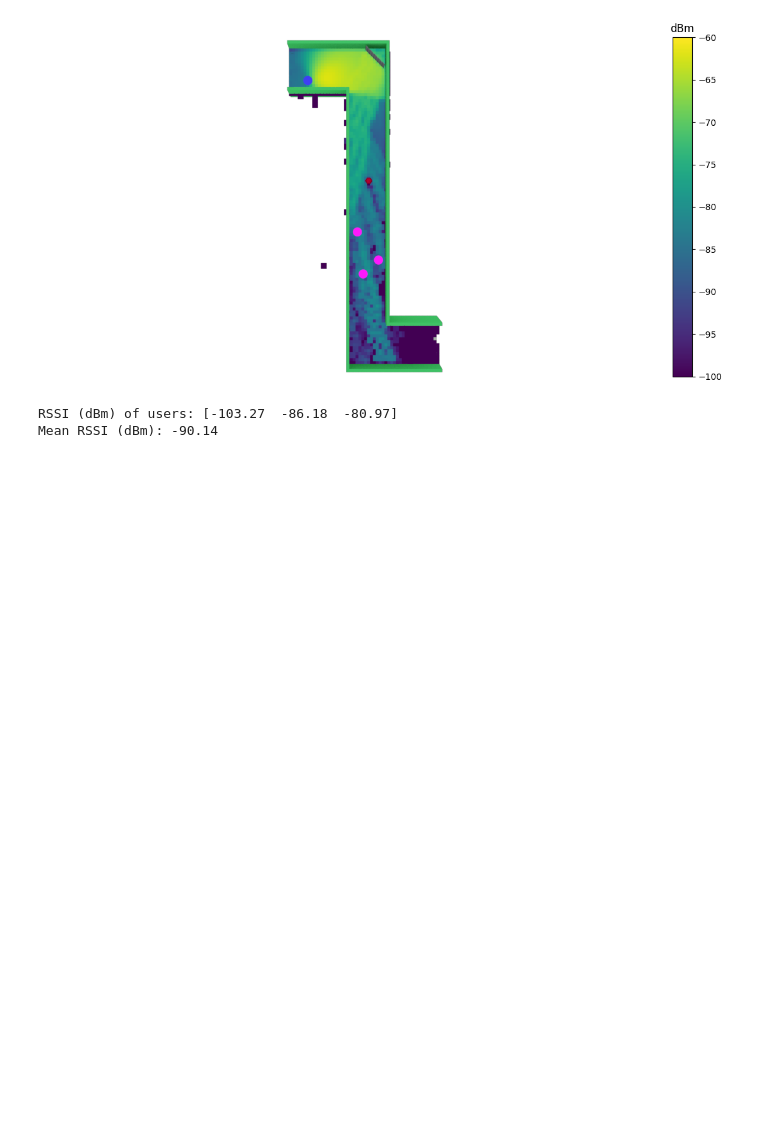
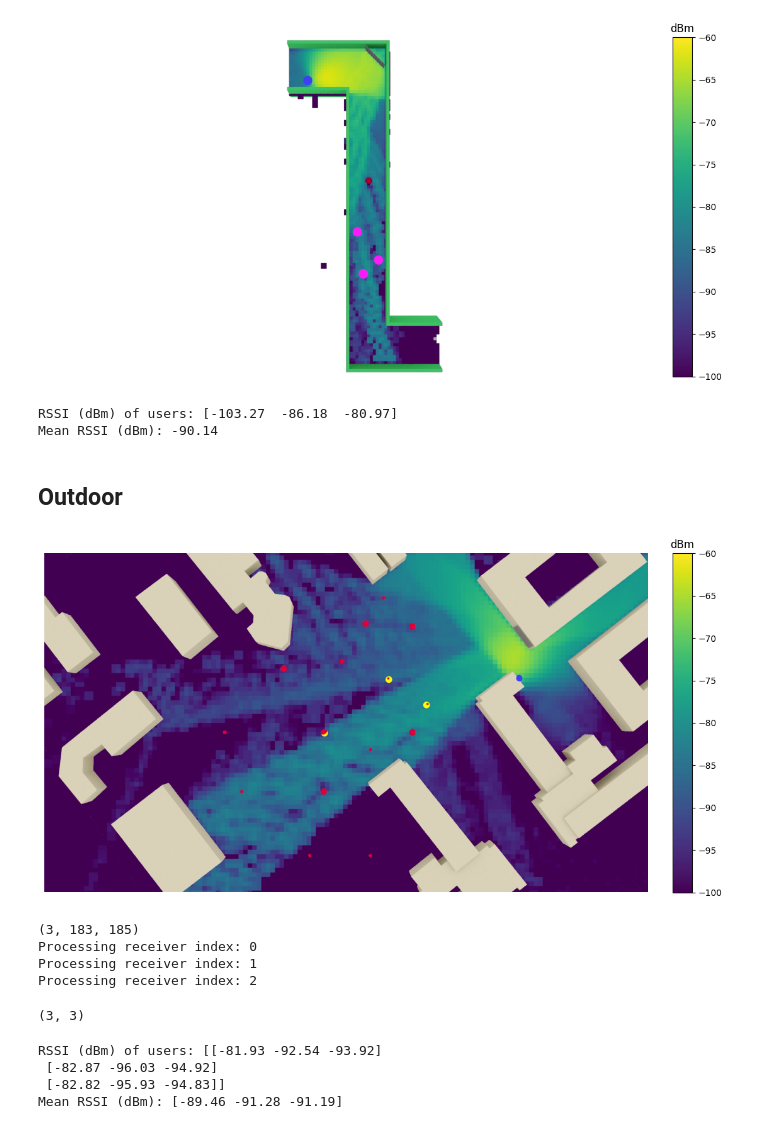
Before and after one commit to hieutrungle/saris_revised, a Jupyter notebook: rs/notebook/viz_scene.ipynb, the cells around one changed output. Cells and saved outputs as stored; diff of their text form; code cells hidden in the pictures; blank space fills up the shorter version.

```diff
--- a/rs/notebook/viz_scene.ipynb
+++ b/rs/notebook/viz_scene.ipynb
@@ -179,3 +182,35 @@ print(f"Mean RSSI (dBm): {np.mean(rfcur_rsss, axis=-1):.2f}")
 # %% [output]
 RSSI (dBm) of users: [-103.27  -86.18  -80.97]
 Mean RSSI (dBm): -90.14
+# %% [markdown]
+## Outdoor
+# %%
+sionna_config_file = '/home/hieule/research/saris_revised/configs/sionna_outdoor_focus_ma.yaml'
+xml_dir = "/home/hieule/research/saris_revised/local_assets/blender/outdoor/"
+
+sionna_config = utils.load_config(sionna_config_file)
+sionna_config["seed"] = 10
+sionna_config["num_runs_before_restart"] = 10
+scene_name = f"{sionna_config['scene_name']}_0"
+sionna_config["scene_name"] = scene_name
+
+viz_scene_path = os.path.join(xml_dir, "ceiling_idx", "scenee.xml")
+compute_scene_path = os.path.join(xml_dir, "ceiling_idx", "scenee.xml")
+sionna_config["xml_dir"] = xml_dir
+sionna_config["viz_scene_path"] = viz_scene_path
+sionna_config["compute_scene_path"] = compute_scene_path
+
+image_dir = "/home/hieule/research/saris_revised/local_assets/outdoor/images"
+image_dir = os.path.join(image_dir, scene_name)
+# image_dir = config.image_dir
+sionna_config["image_dir"] = image_dir
+
+sionna_config["rendering"] = True
+# %%
+sigmap = SignalCoverage(
+    sionna_config=sionna_config,seed=sionna_config["seed"],)
+rm = sigmap.compute_cmap()
+rm._pathgain_map = dr.clip(rm._pathgain_map, 1e-20, 5)
+sigmap.render(radio_map=rm)
+# %% [output]
+[figure, added]
@@ -181,0 +219,27 @@ Mean RSSI (dBm): -90.14
+# %%
+rm_rss = rm.rss
+rx_cell_indices = rm.rx_cell_indices
+print(rm_rss.shape)
+rssis = np.zeros((3, 3))
+for rx_idx in range(rx_cell_indices.shape[1]):
+    print(f"Processing receiver index: {rx_idx}")
+    rssi = rm_rss[:, rx_cell_indices[1][rx_idx], rx_cell_indices[0][rx_idx]]
+    rssis[:, rx_idx] = rssi
+# %% [output]
+(3, 183, 185)
+Processing receiver index: 0
+Processing receiver index: 1
+Processing receiver index: 2
+# %%
+rssis.shape
+# %% [output]
+(3, 3)
+# %%
+rssis = 10 * np.log10(rssis) + 30.0
+print(f"RSSI (dBm) of users: {np.round(rssis, 2)}")
+print(f"Mean RSSI (dBm): {np.round(np.mean(rssis, axis=-1), 2)}")
+# %% [output]
+RSSI (dBm) of users: [[-81.93 -92.54 -93.92]
+ [-82.87 -96.03 -94.92]
+ [-82.82 -95.93 -94.83]]
+Mean RSSI (dBm): [-89.46 -91.28 -91.19]
```
Also changed, not shown: parts of 4 cells of this notebook, 1 other file.
